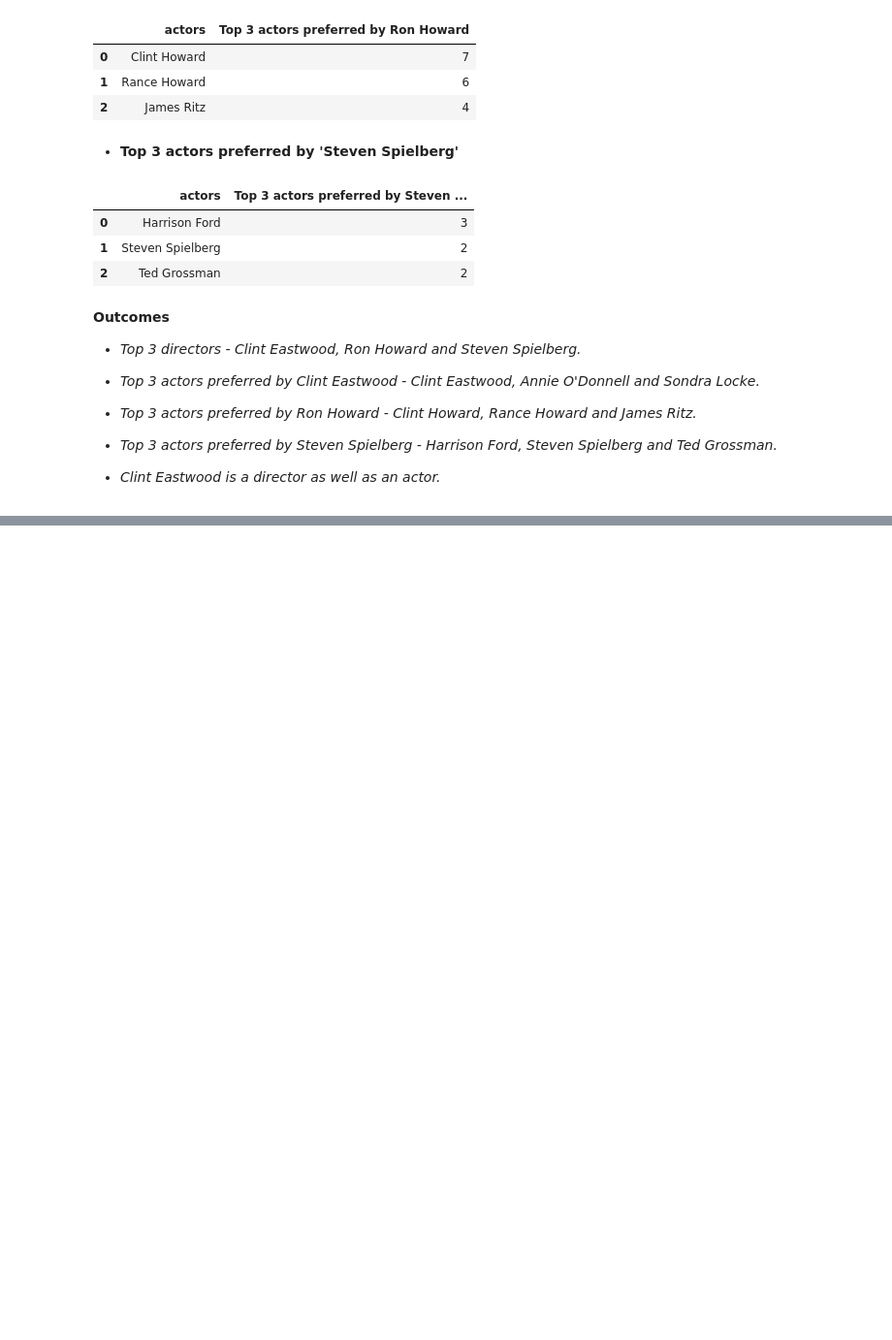
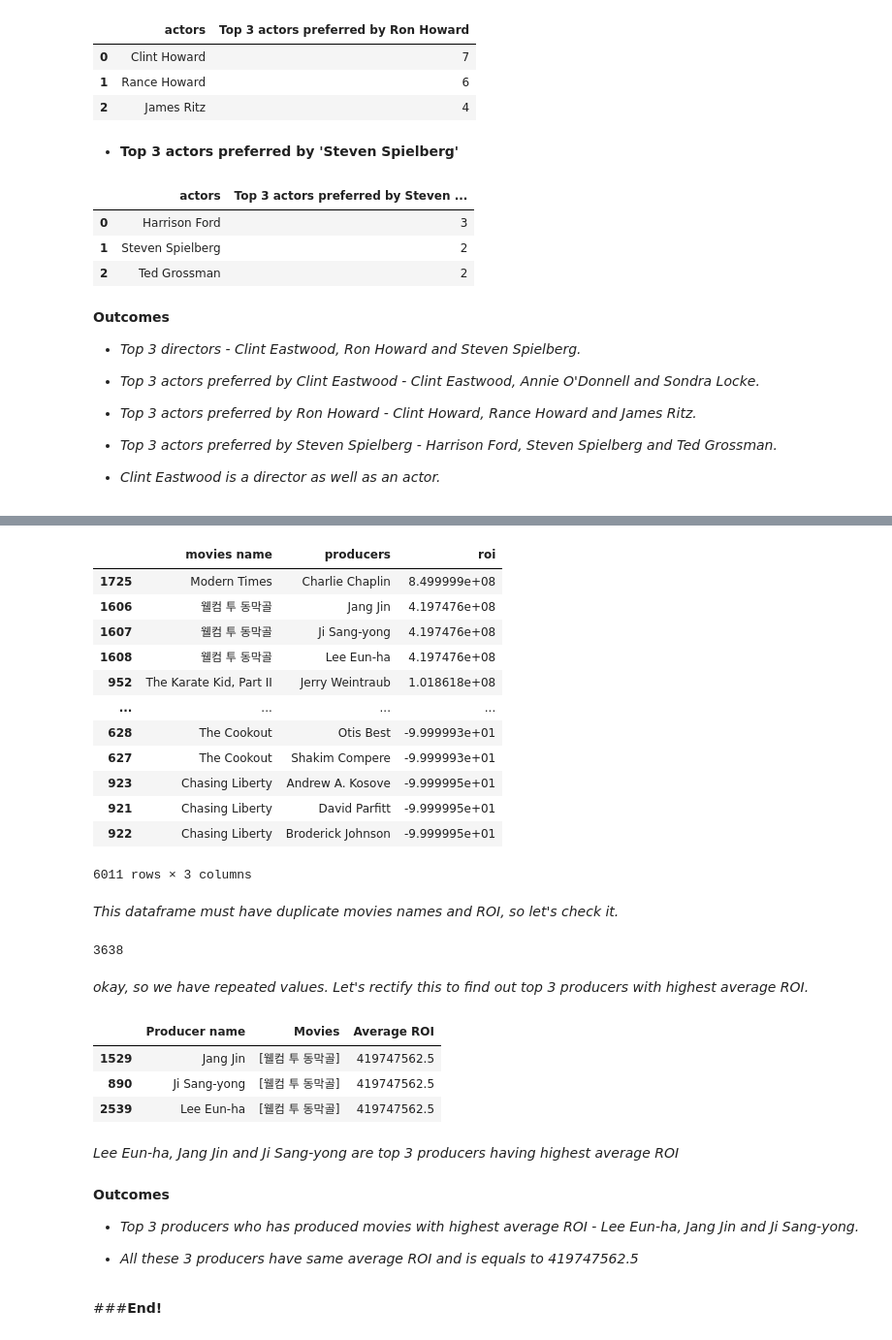
Before and after one commit to kiranmahara9600/IMDB-Data-Analysis, a Jupyter notebook: IMDB_EDA.ipynb, the cells around one changed output, grey strips where cells are left out. Shown: that part at 97% size. Saved outputs shown, nothing was run; the diff lists cells and outputs as text; code cells hidden in the pictures; blank space fills up the shorter version.

```diff
--- a/IMDB_EDA.ipynb
+++ b/IMDB_EDA.ipynb
@@ -387,0 +471,38 @@ Steven_actors_df[0:3]   #top 3 actors preferred by 'Steven Spielberg'
+# %%
+#-----------------------------------Block-12b--------------------------------------
+
+#to seperate out different producers of same movies in above dataframe
+final_movie_producer_ROI_list=[]   #initialising an empty list to store list of movie, producer and ROI for each observation
+for i in range(len(movies_director_producer_df)):
+  for elem in movie_producer_roi_df.loc[i,'producers']:   #iterating over every list of producers variable
+    #storing a list of movie, producer and ROI in final_movie_producer_ROI_list for each observation
+    final_movie_producer_ROI_list.append([movie_producer_roi_df.loc[i,'movies name'],elem,movie_producer_roi_df.loc[i,'roi']])
+final_movie_producer_ROI_df=pd.DataFrame(final_movie_producer_ROI_list)   #conversion to pandas dataframe
+final_movie_producer_ROI_df.rename(columns={0:'movies name',1:'producers',2:'roi'},inplace=True)   #column renaming
+final_movie_producer_ROI_df.sort_values(by='roi',ascending=False,inplace=True)  #sorting dataframe in decreasing order of ROI
+final_movie_producer_ROI_df
+# %% [output]
+|  | movies name | producers | roi |
+| 1725 | Modern Times | Charlie Chaplin | 8.499999e+08 |
+| 1606 | 웰컴 투 동막골 | Jang Jin | 4.197476e+08 |
+| 1607 | 웰컴 투 동막골 | Ji Sang-yong | 4.197476e+08 |
+| 1608 | 웰컴 투 동막골 | Lee Eun-ha | 4.197476e+08 |
+| 952 | The Karate Kid, Part II | Jerry Weintraub | 1.018618e+08 |
+| ... | ... | ... | ... |
+| 628 | The Cookout | Otis Best | -9.999993e+01 |
+| 627 | The Cookout | Shakim Compere | -9.999993e+01 |
+| 923 | Chasing Liberty | Andrew A. Kosove | -9.999995e+01 |
+| 921 | Chasing Liberty | David Parfitt | -9.999995e+01 |
+| 922 | Chasing Liberty | Broderick Johnson | -9.999995e+01 |
+6011 rows × 3 columns
+# %% [markdown]
+*This dataframe must have duplicate movies names and ROI, so let's check it.*
+# %%
+#-----------------------------------Block-13--------------------------------------
+
+#checking if there are repeated movies name and ROI in above dataframe
+final_movie_producer_ROI_df[['movies name','roi']].duplicated().sum()
+# %% [output]
+3638
+# %% [markdown]
+*okay, so we have repeated values. Let's rectify this to find out top 3 producers with highest average ROI.*
@@ -387,0 +548,22 @@ Steven_actors_df[0:3]   #top 3 actors preferred by 'Steven Spielberg'
+# %%
+#-----------------------------------Block-14c--------------------------------------
+
+#merging series of block-14b to get a dataframe containing producer names, movies corresponding to these producers and average ROI for these producers
+producer_movies_avgroi_df=pd.concat([producer_df,movies_df,roi_df],axis=1).sort_values(by=2,ascending=False)
+producer_movies_avgroi_df.rename(columns={0:'Producer name',1:'Movies',2:'Average ROI'},inplace=True)
+producer_movies_avgroi_df[0:3]   #top 3 producers who has produced movies with highest average ROI
+# %% [output]
+|  | Producer name | Movies | Average ROI |
+| 1529 | Jang Jin | [웰컴 투 동막골] | 419747562.5 |
+| 890 | Ji Sang-yong | [웰컴 투 동막골] | 419747562.5 |
+| 2539 | Lee Eun-ha | [웰컴 투 동막골] | 419747562.5 |
+# %% [markdown]
+*Lee Eun-ha, Jang Jin and Ji Sang-yong are top 3 producers having highest average ROI*
+# %% [markdown]
+**Outcomes**
+
+* *Top 3 producers who has produced movies with highest average ROI - Lee Eun-ha, Jang Jin and Ji Sang-yong.*
+
+* *All these 3 producers have same average ROI and is equals to 419747562.5*
+# %% [markdown]
+###**End!**
```
Also changed, not shown: parts of 8 cells of this notebook.
